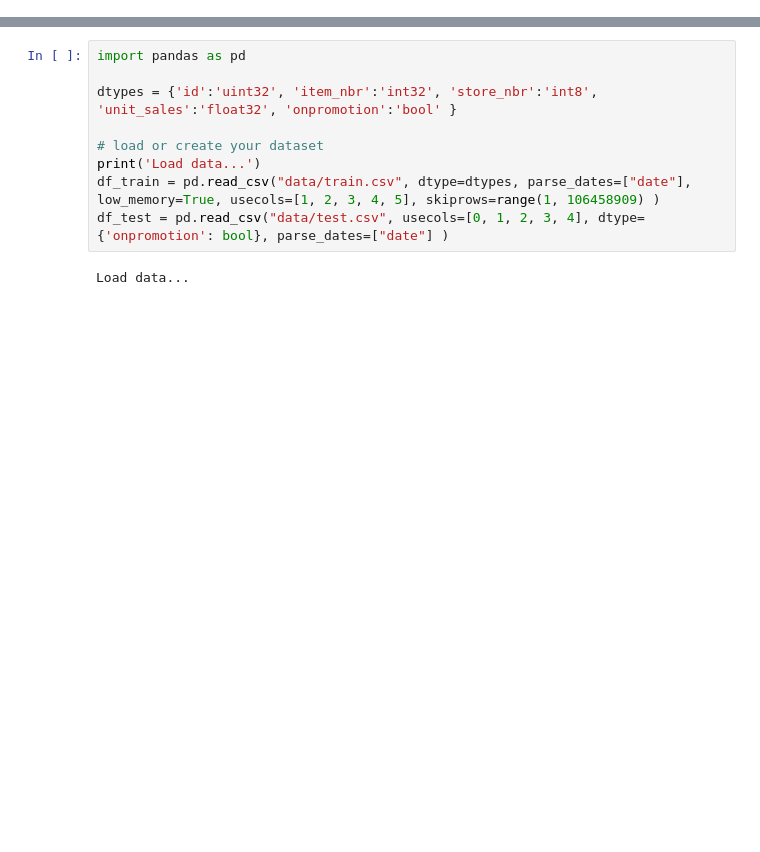
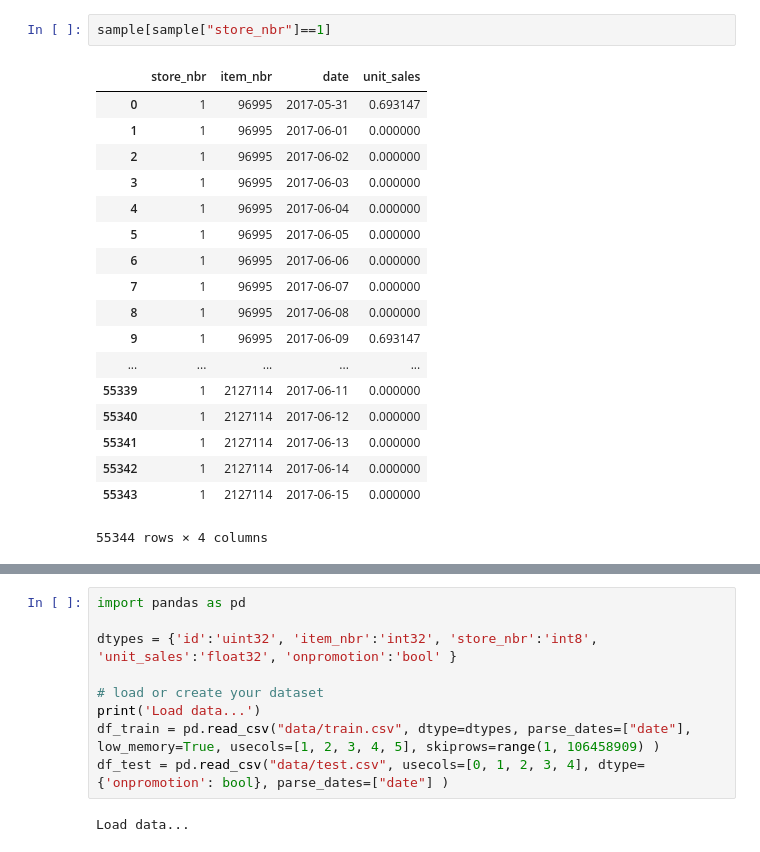
Before and after one commit to ambigus9/favorita-grocery-sales-forecasting, a Jupyter notebook: Favorita Grocery Sales Analytics.ipynb, the cells around one changed output, grey strips where cells are left out. Drawn from its saved outputs; the diff is of its cells as text; blank space fills up the shorter version.

```diff
--- a/Favorita Grocery Sales Analytics.ipynb
+++ b/Favorita Grocery Sales Analytics.ipynb
@@ -0,0 +49,21 @@
+# %%
+sample[sample["store_nbr"]==1]
+# %% [output]
+|  | store_nbr | item_nbr | date | unit_sales |
+| 0 | 1 | 96995 | 2017-05-31 | 0.693147 |
+| 1 | 1 | 96995 | 2017-06-01 | 0.000000 |
+| 2 | 1 | 96995 | 2017-06-02 | 0.000000 |
+| 3 | 1 | 96995 | 2017-06-03 | 0.000000 |
+| 4 | 1 | 96995 | 2017-06-04 | 0.000000 |
+| 5 | 1 | 96995 | 2017-06-05 | 0.000000 |
+| 6 | 1 | 96995 | 2017-06-06 | 0.000000 |
+| 7 | 1 | 96995 | 2017-06-07 | 0.000000 |
+| 8 | 1 | 96995 | 2017-06-08 | 0.000000 |
+| 9 | 1 | 96995 | 2017-06-09 | 0.693147 |
+| ... | ... | ... | ... | ... |
+| 55339 | 1 | 2127114 | 2017-06-11 | 0.000000 |
+| 55340 | 1 | 2127114 | 2017-06-12 | 0.000000 |
+| 55341 | 1 | 2127114 | 2017-06-13 | 0.000000 |
+| 55342 | 1 | 2127114 | 2017-06-14 | 0.000000 |
+| 55343 | 1 | 2127114 | 2017-06-15 | 0.000000 |
+55344 rows × 4 columns
```
Also changed, not shown: parts of 13 cells of this notebook, 4 other files.
